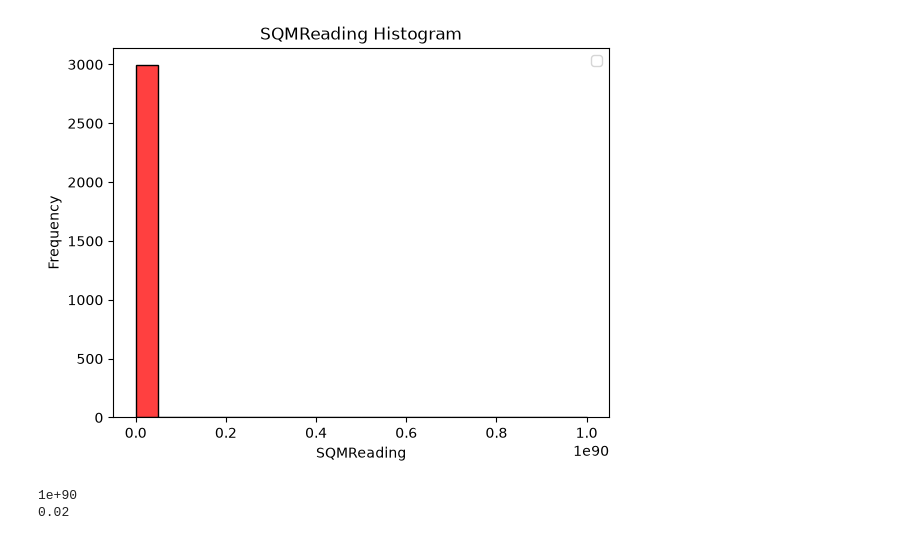
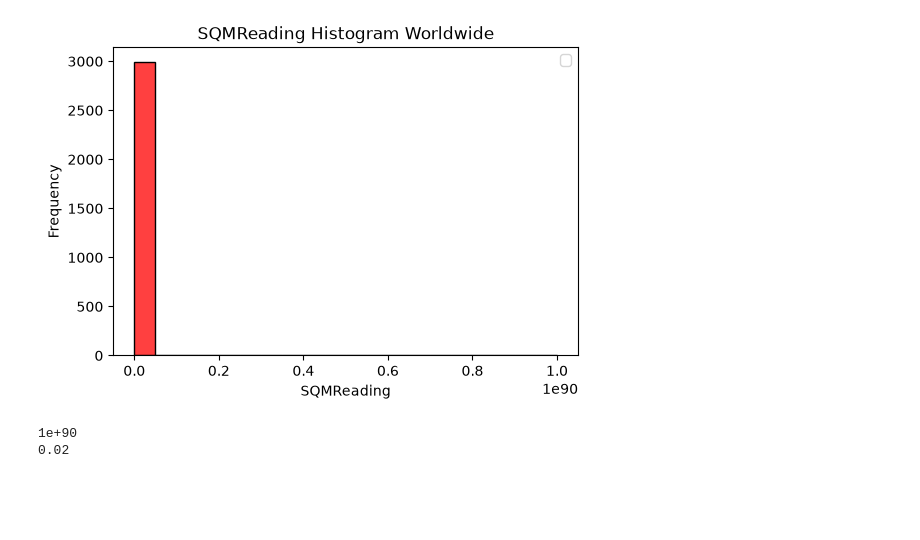
Before and after one commit to lslipka/Globe-At-Night-Visualization, a Jupyter notebook: Visualization.ipynb, the cells around one changed output. Saved outputs shown, nothing was run; the diff lists cells and outputs as text; code cells hidden in the pictures; blank space fills up the shorter version.

```diff
--- a/Visualization.ipynb
+++ b/Visualization.ipynb
@@ -95,31 +104,36 @@ LimitingMag min = 0.02
 # %%
 ## This data shows how SQM reading data is broken because most people do not enter in proper measurements and do not have the tools
 
+# Start SQMReading Graph
 
-sns.histplot(data=copy_mycsv, x='SQMReading', bins=20, kde=False, color='red')
+plt.figure(figsize=(6,4))
 
-plt.title("SQMReading Histogram")
+#experimenting to see what happens when markersize is changed, helps me see better due to my vision issues
+
+sns.histplot(data=mycsv, x='SQMReading', bins=20, kde=False, color='red')
+
+plt.title("SQMReading Histogram Worldwide")
 
 
 plt.xlabel("SQMReading")
 plt.ylabel("Frequency")
 
 
 plt.legend()
 
 
 #plt.grid(True)
 
 
 #plt.tight_layout()
 
 
 plt.show()
 plt.close()
 
-print(copy_mycsv["SQMReading"].max())
-print(copy_mycsv["SQMReading"].min())
+print(mycsv["SQMReading"].max())
+print(mycsv["SQMReading"].min())
 # %% [output]
-[figure, old version]
+[figure, new version]
 1e+90
 0.02
```
Also changed, not shown: parts of 2 cells of this notebook.
